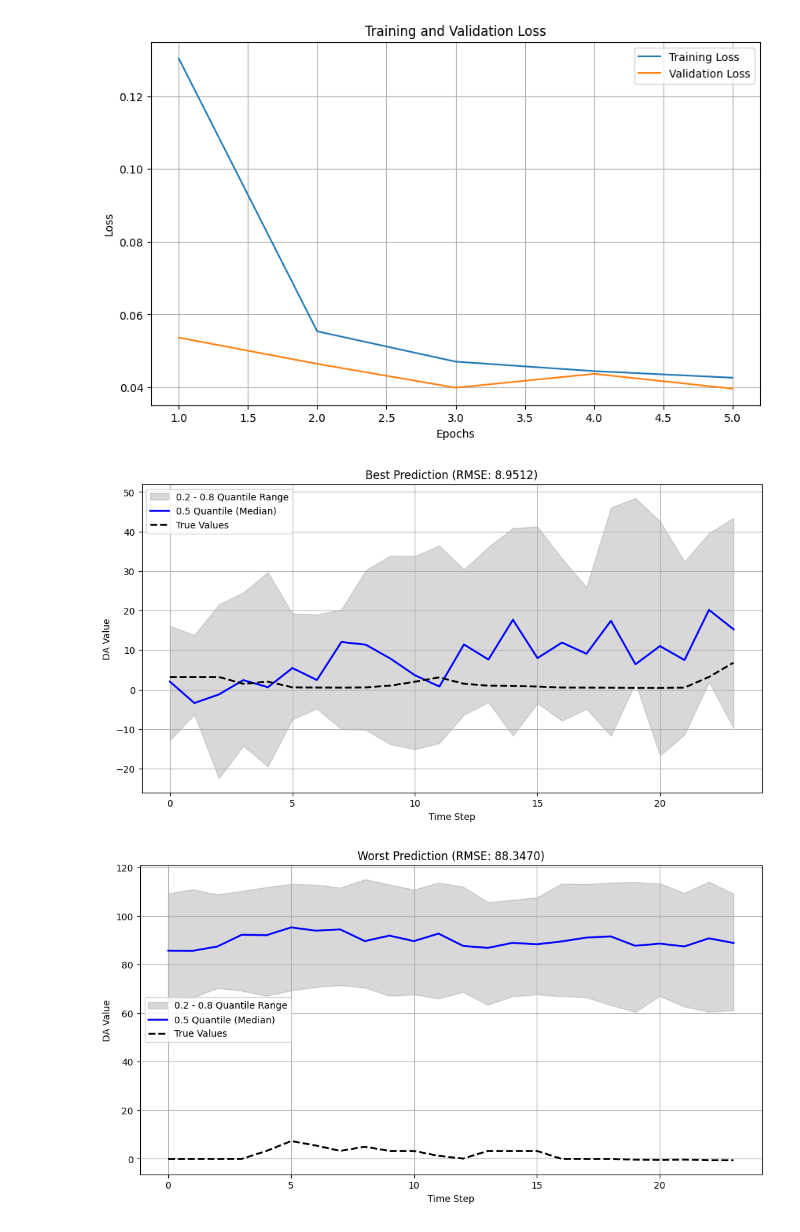
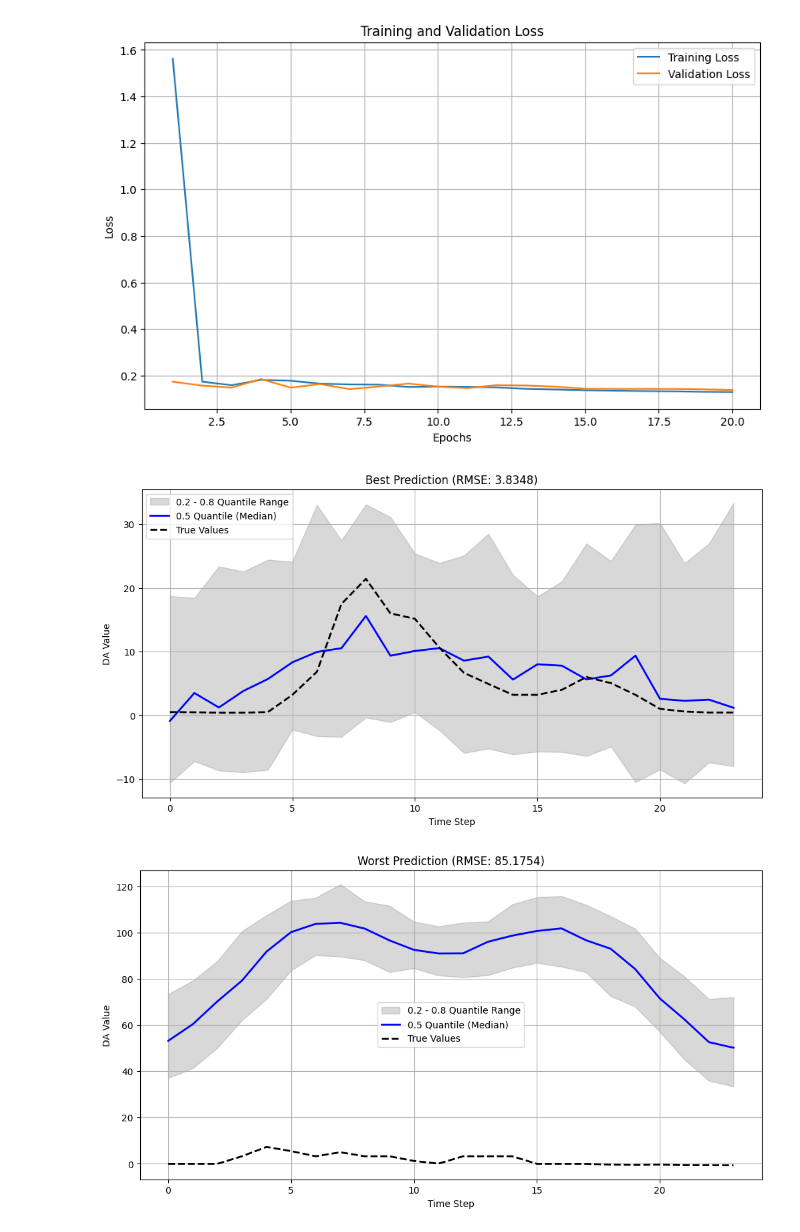
Before and after one commit to storralbod/deeplearning, a Jupyter notebook: model_functions/testtamas.ipynb, the cells around one changed output. Cells and saved outputs as stored; diff of their text form; code cells hidden in the pictures.

```diff
--- a/model_functions/testtamas.ipynb
+++ b/model_functions/testtamas.ipynb
@@ -140,7 +158,7 @@ def train_and_val(train_loader, val_loader, num_epochs, model, optimizer, quanti
 # %%
 # Train model
 simple_model, train_losses, val_losses = train_and_val(
-    train_loader, val_loader, num_epochs=25, model=model1, optimizer=optimizer1, quantiles=quantiles, device=device
+    train_loader, val_loader, num_epochs=5, model=model1, optimizer=optimizer1, quantiles=quantiles, device=device
 )
 # # Predict
 forecast_inv, true_inv = predict_model(simple_model, test_loader, target_scaler, quantiles=quantiles, forecast_horizon=24, device=device)
@@ -161,21 +177,24 @@ KeyboardInterrupt:
 # %%
 # Parameters
 dense_lookback = 48  # Last 48 hours
-spaced_lookback = 180*24  # Past 2 years spaced lookback with dynamic steps
+spaced_lookback = 180*24  # Past 0.5 years spaced lookback with dynamic steps
 
 # Prepare datasets with dense and spaced inputs
 (
     train_dense_past,
     train_spaced_past,
     train_future,
+    train_pca,
     train_targets,
     val_dense_past,
     val_spaced_past,
     val_future,
+    val_pca,
     val_targets,
     test_dense_past,
     test_spaced_past,
     test_future,
+    test_pca,
     test_targets,
     target_scaler,
 ) = prepare_data(
@@ -191,17 +210,17 @@ spaced_lookback = 180*24  # Past 2 years spaced lookback with dynamic steps
 
 # Create DataLoaders
 train_loader = DataLoader(
-    list(zip(train_dense_past, train_spaced_past, train_future, train_targets)),
+    list(zip(train_dense_past, train_spaced_past, train_future, train_pca, train_targets)),
     batch_size=64,
     shuffle=True,
 )
 val_loader = DataLoader(
-    list(zip(val_dense_past, val_spaced_past, val_future, val_targets)),
+    list(zip(val_dense_past, val_spaced_past, val_future, val_pca, val_targets)),
     batch_size=64,
     shuffle=False,
 )
 test_loader = DataLoader(
-    list(zip(test_dense_past, test_spaced_past, test_future, test_targets)),
+    list(zip(test_dense_past, test_spaced_past, test_future, test_pca, test_targets)),
     batch_size=1,
     shuffle=False,
 )
@@ -226,9 +245,10 @@ model2 = SpacedLSTM(
     dense_input_size=train_dense_past.shape[2],
     spaced_input_size=train_spaced_past.shape[2],
     future_input_size=len(future_cols),
+    pca_input_size=train_pca.shape[1],
     hidden_size=128,
     num_layers=2,
-    dropout=0.2,
+    dropout=0.3,
     dense_horizons=dense_lookback,
     spaced_horizons=train_spaced_past.shape[1],
     forecast_horizon=forecast_horizon,
@@ -262,18 +282,19 @@ def train_and_val(train_loader, val_loader, num_epochs, model, optimizer, quanti
         # Training Phase
         model.train()
         epoch_train_loss = 0
-        for batch_idx, (dense_inputs, spaced_inputs, future_inputs, targets) in enumerate(train_loader):
+        for batch_idx, (dense_inputs, spaced_inputs, future_inputs, pca_inputs, targets) in enumerate(train_loader):
             # Move data to the specified device
-            dense_inputs, spaced_inputs, future_inputs, targets = (
+            dense_inputs, spaced_inputs, future_inputs, pca_inputs, targets = (
                 dense_inputs.to(device).float(),
                 spaced_inputs.to(device).float(),
                 future_inputs.to(device).float(),
+                pca_inputs.to(device).float(),
                 targets.to(device).float(),
             )
 
             # Forward pass
             optimizer.zero_grad()
-            forecasts = model(dense_inputs, spaced_inputs, future_inputs)
+            forecasts = model(dense_inputs, spaced_inputs, future_inputs, pca_inputs)
 
             # Calculate loss
             loss = quantile_loss(targets, forecasts, quantiles)
@@ -291,17 +312,18 @@ def train_and_val(train_loader, val_loader, num_epochs, model, optimizer, quanti
         model.eval()
         epoch_val_loss = 0
         with torch.no_grad():
-            for batch_idx, (dense_inputs, spaced_inputs, future_inputs, targets) in enumerate(val_loader):
+            for batch_idx, (dense_inputs, spaced_inputs, future_inputs, pca_inputs, targets) in enumerate(val_loader):
                 # Move data to the specified device
-                dense_inputs, spaced_inputs, future_inputs, targets = (
+                dense_inputs, spaced_inputs, future_inputs, pca_inputs, targets = (
                     dense_inputs.to(device).float(),
                     spaced_inputs.to(device).float(),
                     future_inputs.to(device).float(),
+                    pca_inputs.to(device).float(),
                     targets.to(device).float(),
                 )
 
                 # Forward pass
-                forecasts = model(dense_inputs, spaced_inputs, future_inputs)
+                forecasts = model(dense_inputs, spaced_inputs, future_inputs, pca_inputs)
 
                 # Calculate loss
                 loss = quantile_loss(targets, forecasts, quantiles)
@@ -323,7 +345,7 @@ def train_and_val(train_loader, val_loader, num_epochs, model, optimizer, quanti
 # %%
 # Train model
 spaced_model, train_losses, val_losses = train_and_val(
-    train_loader, val_loader, num_epochs=5, model=model2, optimizer=optimizer2, quantiles=quantiles, device=device
+    train_loader, val_loader, num_epochs=20, model=model2, optimizer=optimizer2, quantiles=quantiles, device=device
 )
 # # Predict
 forecast_inv, true_inv = predict_model(spaced_model, test_loader, target_scaler, quantiles=quantiles, forecast_horizon=24, device=device, spaced=True)
@@ -339,3 +376,3 @@ Epoch [5/5], Training Loss: 0.0426, Validation Loss: 0.0396
-[figure, old version]
+[figure, new version]
-[figure, old version]
+[figure, new version]
-[figure, old version]
+[figure, new version]
```
Also changed, not shown: parts of 6 cells of this notebook, 3 other files.
